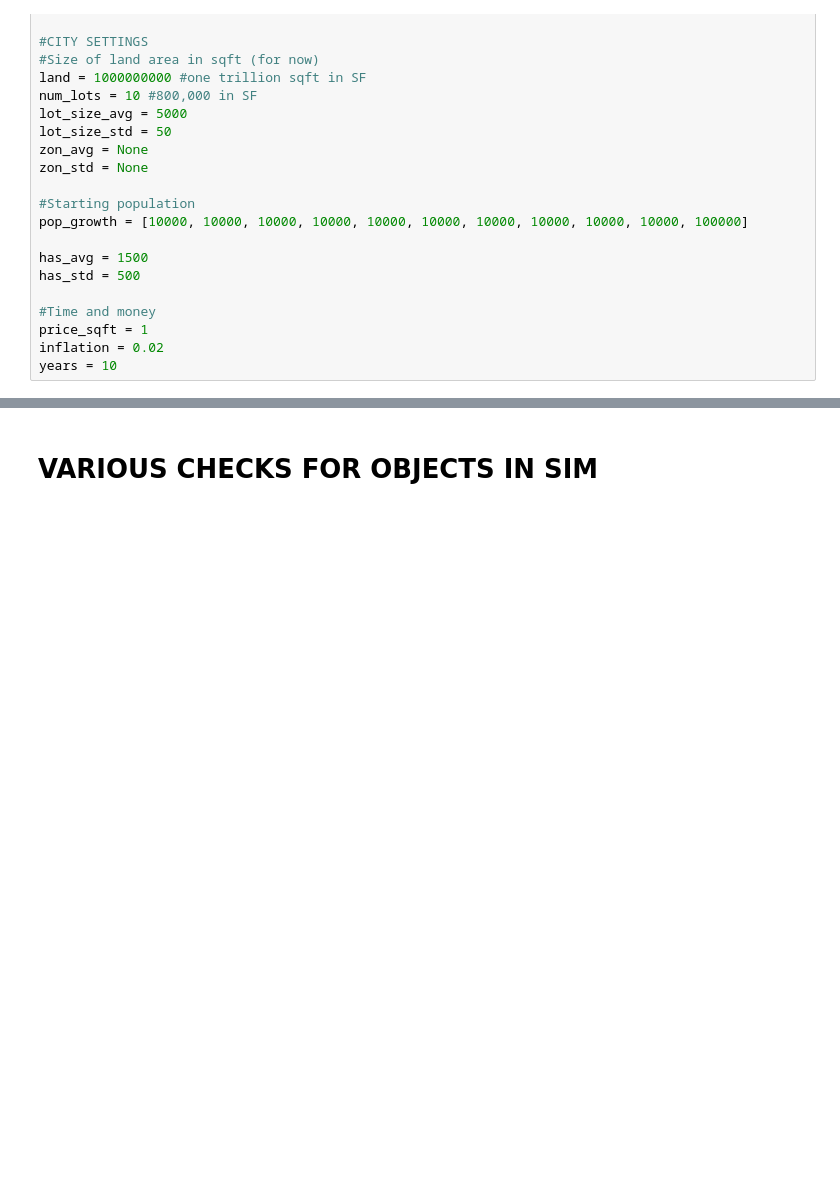
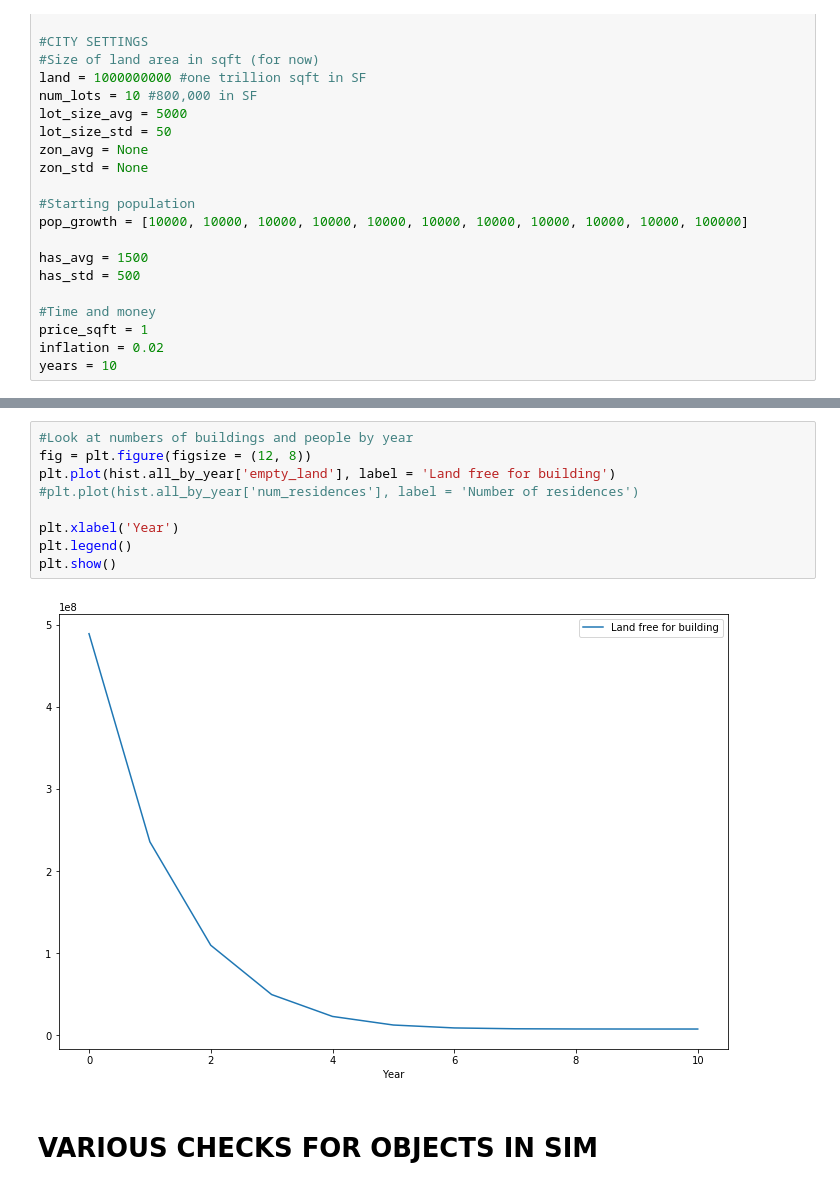
Before and after one commit to ssrosa/housing_market_simulator, a Jupyter notebook: sandbox/sandbox.ipynb, the cells around one changed output, grey strips where cells are left out. Cells and saved outputs as stored; diff of their text form; blank space fills up the shorter version.

```diff
--- a/sandbox/sandbox.ipynb
+++ b/sandbox/sandbox.ipynb
@@ -583,2 +598,13 @@ household_age_avg = [sum([len(h.has[:i]) for h in sim.households[i]]\
+# %%
+#Look at numbers of buildings and people by year
+fig = plt.figure(figsize = (12, 8))
+plt.plot(hist.all_by_year['empty_land'], label = 'Land free for building')
+#plt.plot(hist.all_by_year['num_residences'], label = 'Number of residences')
+
+plt.xlabel('Year')
+plt.legend()
+plt.show()
+# %% [output]
+[figure, added]
 # %% [markdown]
 # VARIOUS CHECKS FOR OBJECTS IN SIM
```
Also changed, not shown: parts of 30 cells of this notebook.
